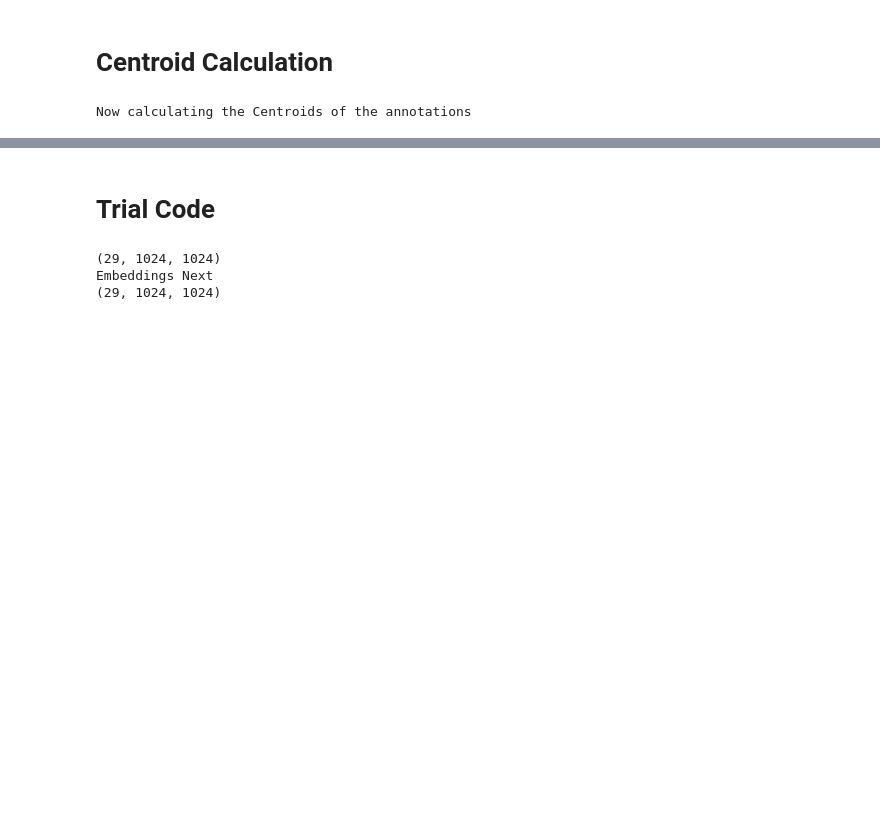
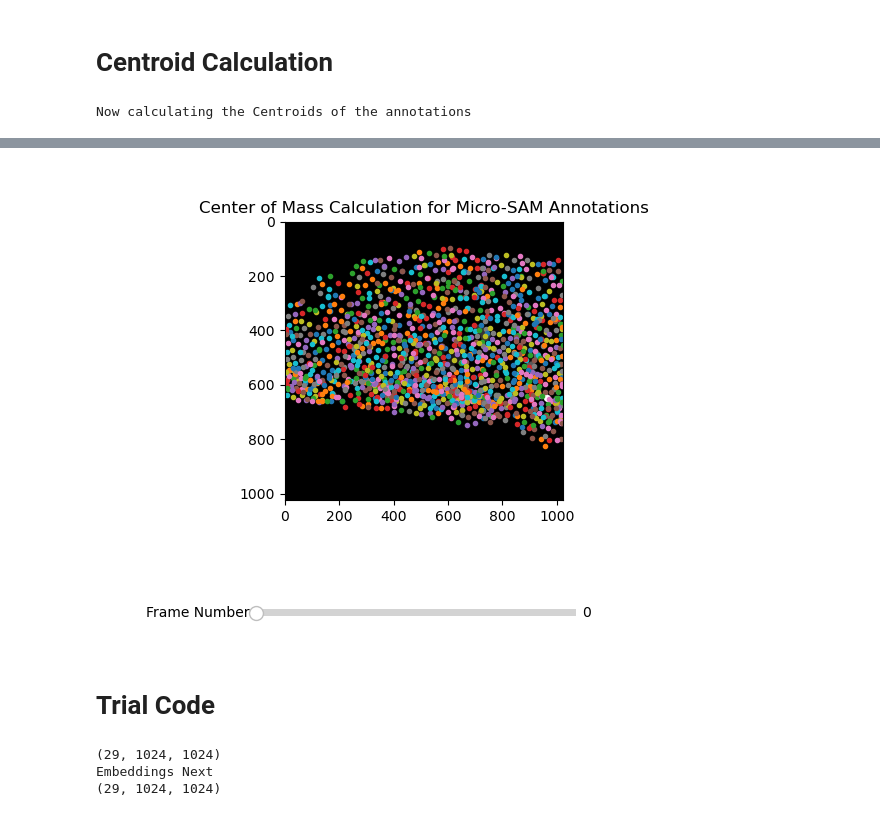
Before and after one commit to AdamPDare/microSAMAD, a Jupyter notebook: FinalAnn3D.ipynb, the cells around one changed output, grey strips where cells are left out. Drawn from its saved outputs; the diff is of its cells as text; code cells hidden in the pictures; blank space fills up the shorter version.

```diff
--- a/FinalAnn3D.ipynb
+++ b/FinalAnn3D.ipynb
@@ -184,3 +184,46 @@ plt.show()
+# %%
+#https://matplotlib.org/stable/gallery/widgets/slider_demo.html
+#https://stackoverflow.com/questions/49783594/for-loop-and-zip-in-python
+#https://stackoverflow.com/questions/62425396/update-plots-through-slider-python
+from matplotlib.widgets import Slider
+
+# Enables Matplotlib's interactive widgets
+%matplotlib widget
+fig, ax = plt.subplots()
+plt.subplots_adjust(bottom=0.3)
+ax.title.set_text("Center of Mass Calculation for Micro-SAM Annotations")
+
+index=0
+# Sets the background image to the first annotation frame in grayscale
+frame = ax.imshow(annotations[index], cmap='gray')
+#Plots the centroids onto the annotation
+graph = [ax.plot(x,y,'.')[0] for labels, (y,x) in centroids[index].items()]
+
+#for labels, (y,x) in centroids[index].items():
+ #   ax.plot(x,y, '.')
+
+def updatePlot(val):
+    #Sets the index value to the value of the slider
+    idx=int(sliderwave.val)
+    #Sets the annotation frame to the new one
+    frame.set_data(annotations[idx])
+    #Plots the centroids for that specific frame
+    for plot, (y,x) in zip(graph, centroids[idx].values()):
+        plot.set_data(x,y)
+    fig.canvas.draw_idle()
+
+
+#Specifies where to place the slider
+axwave = plt.axes([0.25,0.05,0.5,0.03])
+#Sets up the slider with a maximum value of the number of frames
+sliderwave = Slider(axwave,'Frame Number', 0,annotations.shape[0]-1, valinit=0, valfmt='%d')
+#Calls the update plot function when the slider value changes
+sliderwave.on_changed(updatePlot)
+
+
+plt.show()
+# %% [output]
+[figure, added]
 # %% [markdown]
 # Trial Code
 # %%
```
Also changed, not shown: parts of 7 cells of this notebook.
